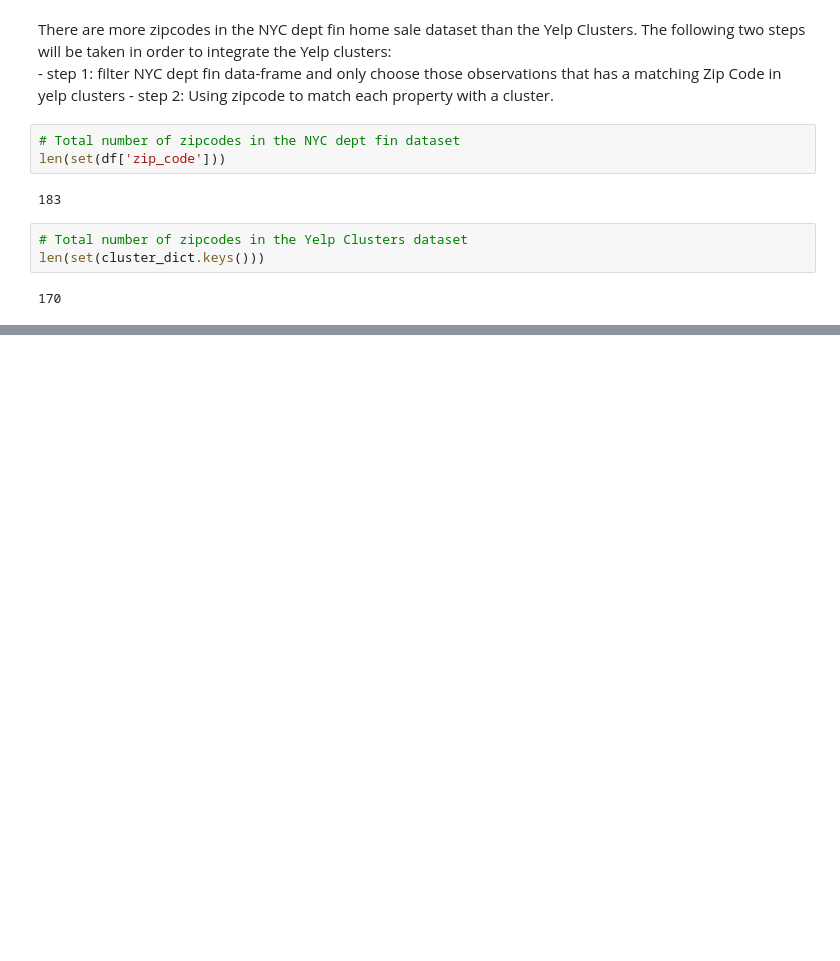
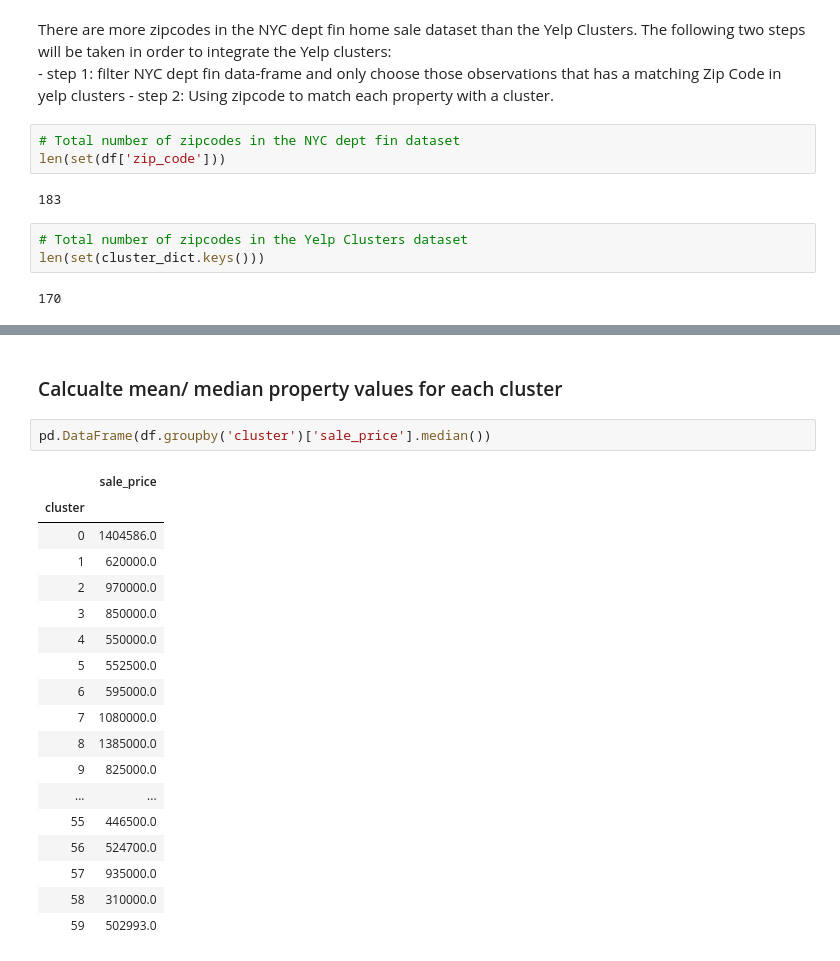
Before and after one commit to FredaXin/client_project, a Jupyter notebook: Freda/code/EDA_and_Data_Cleaning_nyc_dept_fin.ipynb, the cells around one changed output, grey strips where cells are left out. Cells and saved outputs as stored; diff of their text form; blank space fills up the shorter version.

```diff
--- a/Freda/code/EDA_and_Data_Cleaning_nyc_dept_fin.ipynb
+++ b/Freda/code/EDA_and_Data_Cleaning_nyc_dept_fin.ipynb
@@ -327,0 +331,23 @@ len(set(cluster_dict.keys()))
+# %% [markdown]
+### Calcualte mean/ median property values for each cluster
+# %%
+pd.DataFrame(df.groupby('cluster')['sale_price'].median())
+# %% [output]
+|  | sale_price |
+| cluster |  |
+| 0 | 1404586.0 |
+| 1 | 620000.0 |
+| 2 | 970000.0 |
+| 3 | 850000.0 |
+| 4 | 550000.0 |
+| 5 | 552500.0 |
+| 6 | 595000.0 |
+| 7 | 1080000.0 |
+| 8 | 1385000.0 |
+| 9 | 825000.0 |
+| ... | ... |
+| 55 | 446500.0 |
+| 56 | 524700.0 |
+| 57 | 935000.0 |
+| 58 | 310000.0 |
+| 59 | 502993.0 |
```
Also changed, not shown: parts of 14 cells of this notebook.
